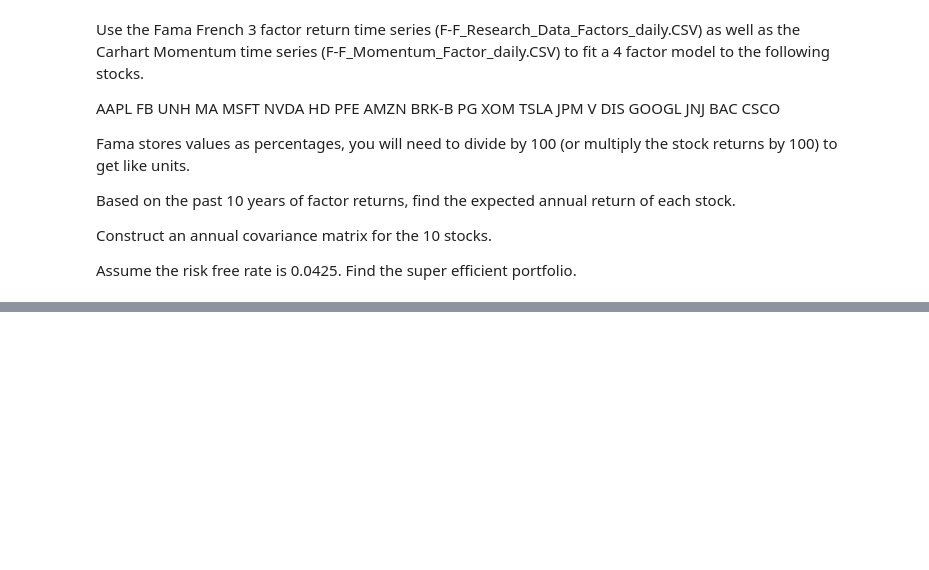
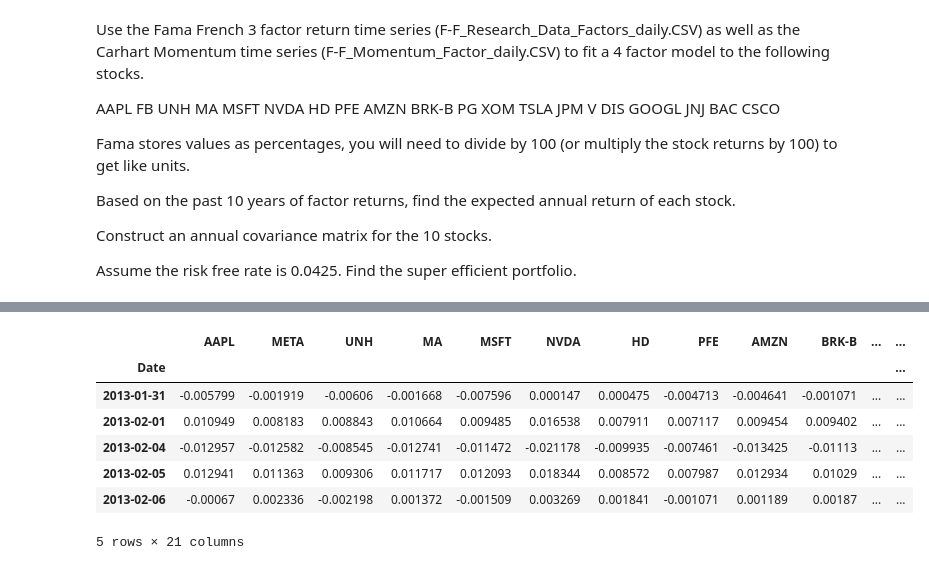
Before and after one commit to NemoDarjeeling/Fintech545, a Jupyter notebook: week7/week7_assignment/week7_assignment.ipynb, the cells around one changed output, grey strips where cells are left out. Drawn from its saved outputs; the diff is of its cells as text; code cells hidden in the pictures; blank space fills up the shorter version.

```diff
--- a/week7/week7_assignment/week7_assignment.ipynb
+++ b/week7/week7_assignment/week7_assignment.ipynb
@@ -590,0 +630,28 @@ Assume the risk free rate is 0.0425. Find the super efficient portfolio.
+# %%
+factors = ['Mkt-RF', 'SMB', 'HML', 'Mom']
+X = reg_set[factors]
+X = sm.add_constant(X)
+
+y = reg_set[stocks].sub(reg_set['RF'], axis=0)
+betas = pd.DataFrame(index=stocks, columns=factors)
+alphas = pd.DataFrame(index=stocks, columns=['Alpha'])
+# %%
+for stock in stocks:
+    ols_model = sm.OLS(y[stock], X).fit()
+    betas.loc[stock] = ols_model.params[factors]
+    alphas.loc[stock] = ols_model.params['const']
+
+beta_return = pd.DataFrame(np.dot(factor[factors],betas.T), index=factor.index, columns=betas.index)
+beta_rf_return = pd.merge(beta_return,factor['RF'], left_index=True, right_index=True)
+alpha_beta_returns = beta_rf_return.add(beta_rf_return['RF'],axis=0).drop('RF',axis=1).add(alphas.T.loc['Alpha'], axis=1)
+# %%
+beta_rf_return.head()
+# %% [output]
+|  | AAPL | META | UNH | MA | MSFT | NVDA | HD | PFE | AMZN | BRK-B | ... | ... |
+| Date |  |  |  |  |  |  |  |  |  |  |  | ... |
+| 2013-01-31 | -0.005799 | -0.001919 | -0.00606 | -0.001668 | -0.007596 | 0.000147 | 0.000475 | -0.004713 | -0.004641 | -0.001071 | ... | ... |
+| 2013-02-01 | 0.010949 | 0.008183 | 0.008843 | 0.010664 | 0.009485 | 0.016538 | 0.007911 | 0.007117 | 0.009454 | 0.009402 | ... | ... |
+| 2013-02-04 | -0.012957 | -0.012582 | -0.008545 | -0.012741 | -0.011472 | -0.021178 | -0.009935 | -0.007461 | -0.013425 | -0.01113 | ... | ... |
+| 2013-02-05 | 0.012941 | 0.011363 | 0.009306 | 0.011717 | 0.012093 | 0.018344 | 0.008572 | 0.007987 | 0.012934 | 0.01029 | ... | ... |
+| 2013-02-06 | -0.00067 | 0.002336 | -0.002198 | 0.001372 | -0.001509 | 0.003269 | 0.001841 | -0.001071 | 0.001189 | 0.00187 | ... | ... |
+5 rows × 21 columns
```
Also changed, not shown: parts of 14 cells of this notebook.
